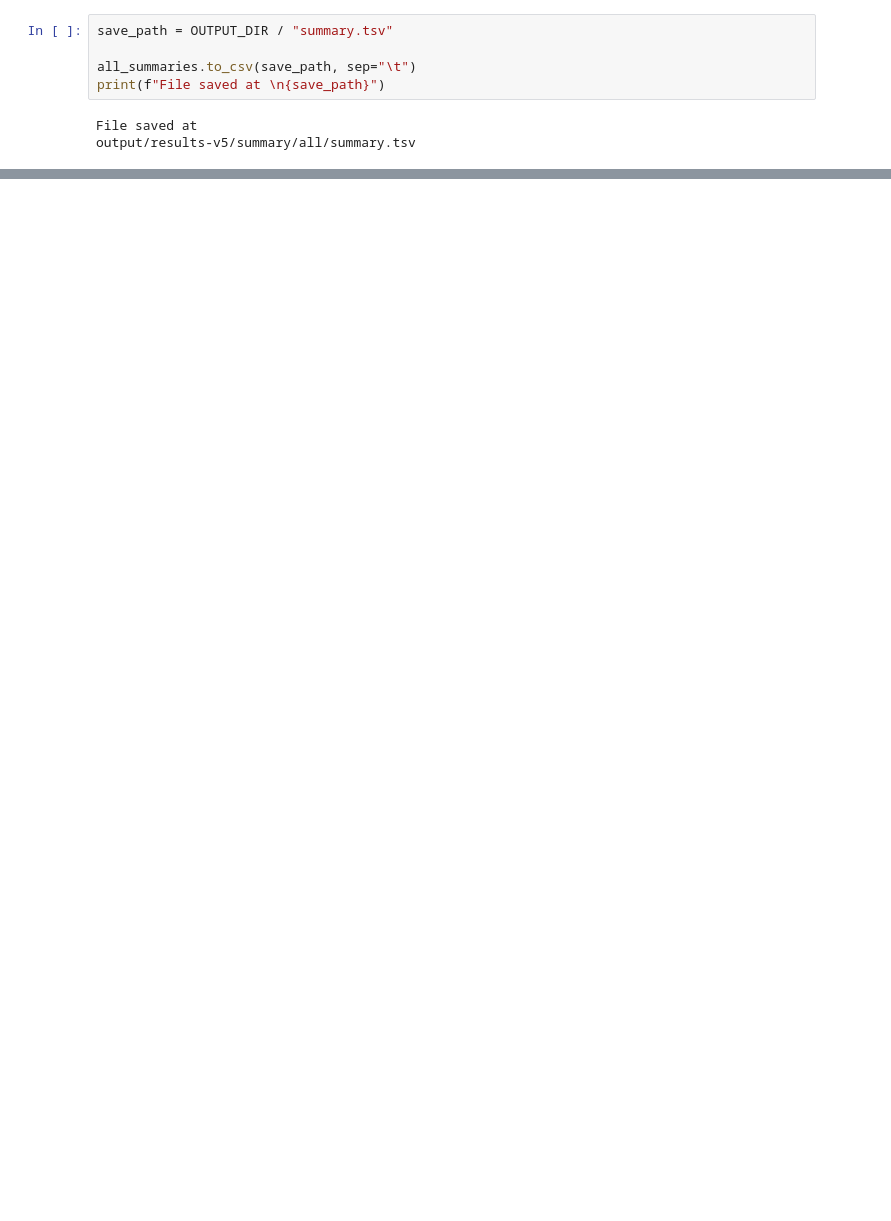
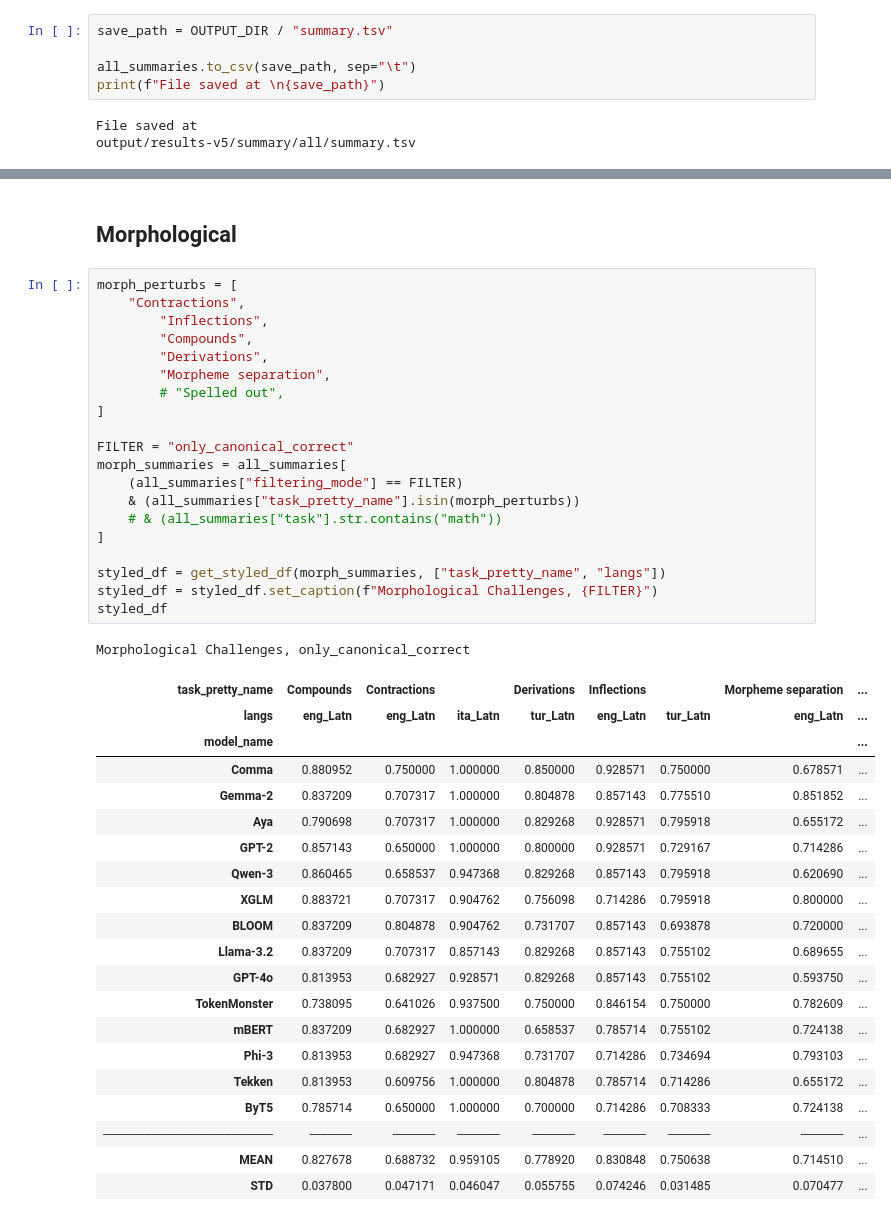
Before and after one commit to r-three/Tokenizers, a Jupyter notebook: notebooks/paper-summary-generation.ipynb, the cells around one changed output, grey strips where cells are left out. Cells and saved outputs as stored; diff of their text form; blank space fills up the shorter version.

```diff
--- a/notebooks/paper-summary-generation.ipynb
+++ b/notebooks/paper-summary-generation.ipynb
@@ -443,0 +789,44 @@ output/results-v5/summary/all/summary.tsv
+# %% [markdown]
+## Morphological
+# %%
+morph_perturbs = [
+    "Contractions",
+        "Inflections",
+        "Compounds",
+        "Derivations",
+        "Morpheme separation",
+        # "Spelled out",
+]
+
+FILTER = "only_canonical_correct"
+morph_summaries = all_summaries[
+    (all_summaries["filtering_mode"] == FILTER)
+    & (all_summaries["task_pretty_name"].isin(morph_perturbs))
+    # & (all_summaries["task"].str.contains("math"))
+]
+
+styled_df = get_styled_df(morph_summaries, ["task_pretty_name", "langs"])
+styled_df = styled_df.set_caption(f"Morphological Challenges, {FILTER}")
+styled_df
+# %% [output]
+Morphological Challenges, only_canonical_correct
+| task_pretty_name | Compounds | Contractions |  | Derivations | Inflections |  | Morpheme separation | ... |
+| langs | eng_Latn | eng_Latn | ita_Latn | tur_Latn | eng_Latn | tur_Latn | eng_Latn | ... |
+| model_name |  |  |  |  |  |  |  | ... |
+| Comma | 0.880952 | 0.750000 | 1.000000 | 0.850000 | 0.928571 | 0.750000 | 0.678571 | ... |
+| Gemma-2 | 0.837209 | 0.707317 | 1.000000 | 0.804878 | 0.857143 | 0.775510 | 0.851852 | ... |
+| Aya | 0.790698 | 0.707317 | 1.000000 | 0.829268 | 0.928571 | 0.795918 | 0.655172 | ... |
+| GPT-2 | 0.857143 | 0.650000 | 1.000000 | 0.800000 | 0.928571 | 0.729167 | 0.714286 | ... |
+| Qwen-3 | 0.860465 | 0.658537 | 0.947368 | 0.829268 | 0.857143 | 0.795918 | 0.620690 | ... |
+| XGLM | 0.883721 | 0.707317 | 0.904762 | 0.756098 | 0.714286 | 0.795918 | 0.800000 | ... |
+| BLOOM | 0.837209 | 0.804878 | 0.904762 | 0.731707 | 0.857143 | 0.693878 | 0.720000 | ... |
+| Llama-3.2 | 0.837209 | 0.707317 | 0.857143 | 0.829268 | 0.857143 | 0.755102 | 0.689655 | ... |
+| GPT-4o | 0.813953 | 0.682927 | 0.928571 | 0.829268 | 0.857143 | 0.755102 | 0.593750 | ... |
+| TokenMonster | 0.738095 | 0.641026 | 0.937500 | 0.750000 | 0.846154 | 0.750000 | 0.782609 | ... |
+| mBERT | 0.837209 | 0.682927 | 1.000000 | 0.658537 | 0.785714 | 0.755102 | 0.724138 | ... |
+| Phi-3 | 0.813953 | 0.682927 | 0.947368 | 0.731707 | 0.714286 | 0.734694 | 0.793103 | ... |
+| Tekken | 0.813953 | 0.609756 | 1.000000 | 0.804878 | 0.785714 | 0.714286 | 0.655172 | ... |
+| ByT5 | 0.785714 | 0.650000 | 1.000000 | 0.700000 | 0.714286 | 0.708333 | 0.724138 | ... |
+| ──────────────────── | ───── | ───── | ───── | ───── | ───── | ───── | ───── | ... |
+| MEAN | 0.827678 | 0.688732 | 0.959105 | 0.778920 | 0.830848 | 0.750638 | 0.714510 | ... |
+| STD | 0.037800 | 0.047171 | 0.046047 | 0.055755 | 0.074246 | 0.031485 | 0.070477 | ... |
```
Also changed, not shown: parts of 16 cells of this notebook.
